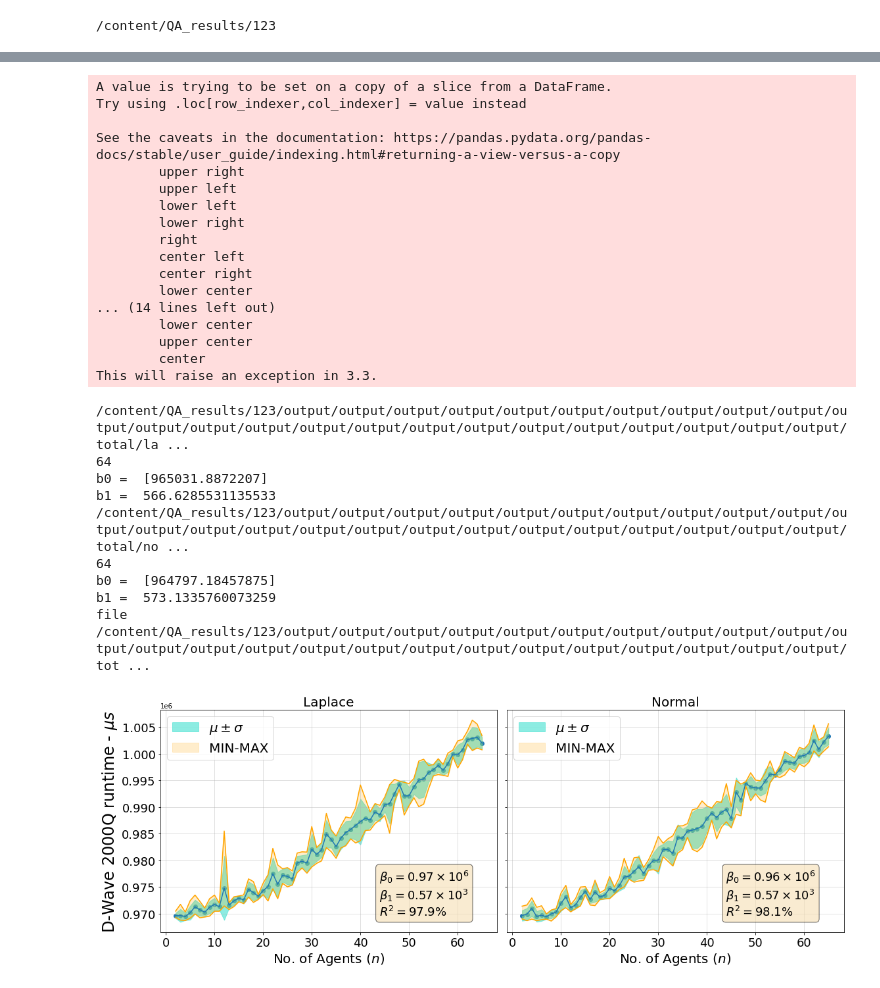
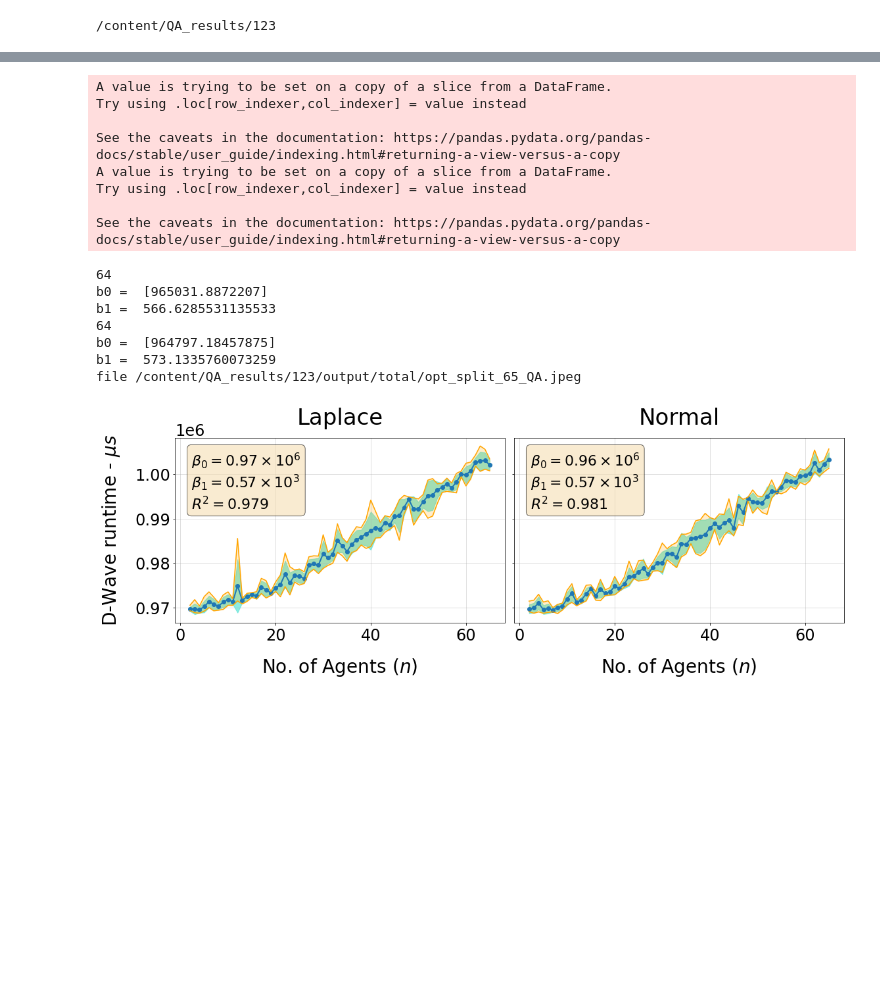
Before and after one commit to supreethmv/GCS-Q, a Jupyter notebook: plots.ipynb, the cells around one changed output, grey strips where cells are left out. Cells and saved outputs as stored; diff of their text form; code cells hidden in the pictures; blank space fills up the shorter version.

```diff
--- a/plots.ipynb
+++ b/plots.ipynb
@@ -291,0 +406,6 @@ Approximation of (Classical) GCS-Q
+# %%
+data = pd.concat([df["Distribution"] , df["No. of Agents"], df[('Dwave Annealer', 'Quality')]], axis = 1)
+data.columns = ["Distribution", "n", "Quality"]
+data.Quality = data.Quality.astype(float)
+data['Error'] = 1-data.Quality
+data.head()
@@ -829,7 +1019,7 @@ def plot_and_save(full_df, column, seed, path, rescaling = 10**6, font=16, figsi
 column= "total"
 path = os.path.join(path, "output")
 rescaling = 1
-font=16
+font=20
 
 
 mean = full_df.groupby(['distribution', 'n']).mean()[[column]]
@@ -858,8 +1048,8 @@ df["lower"] = df[column + '_mean'] - df[column + '_std']
 
 fig, ax = plt.subplots(1, 2, sharey=True, figsize=(16, 6))
 fig.set_tight_layout(True)
-ax[0].set_ylabel(r"D-Wave 2000Q runtime - $\mu s$", fontsize=font+8)
-
+ax[0].set_ylabel(r"D-Wave runtime - $\mu s$", fontsize=font+8, labelpad=20)
+ax[0].yaxis.get_offset_text().set_fontsize(font+4)
 i=0
 
 for distr in df.distribution.unique():
@@ -871,27 +1061,23 @@ for distr in df.distribution.unique():
 
     # plt.figure(figsize=(10,6))
 
-    ax[i].plot(data['n'], data[column + '_mean'])
-    ax[i].scatter(data['n'], data[column + '_mean'])
+    ax[i].plot(data['n'], data[column + '_mean'],linestyle='-', marker='o', linewidth=2.0, markeredgewidth=1)
+    #ax[i].scatter(data['n'], data[column + '_mean'])
 
     ax[i].fill_between(data['n'], data["lower"], data["upper"], color = 'turquoise',alpha = 0.6, edgecolor="b", label=r"$\mu \pm \sigma$")
     ax[i].fill_between(data['n'], data[column + "_min"], data[column + "_max"], color = 'orange',alpha = 0.2, edgecolor="b", label="MIN-MAX")
     ax[i].plot(data['n'], data[column + '_max'], color = 'orange')
     ax[i].plot(data['n'], data[column + '_min'], color = 'orange')
+    ax[i].set_xlabel("No. of Agents $(n)$", fontsize=font+8, labelpad=20)
 
-    ax[i].set_xlabel("No. of Agents $(n)$", fontsize=font+4)
+    ax[i].tick_params(axis='both', which='major', labelsize=font+4)
 
-    ax[i].tick_params(axis='both', which='major', labelsize=font+2)
-
-    ax[i].set_title(distr.capitalize(), fontsize=font+4) # + " - "  + column)
+    ax[i].set_title(distr.capitalize(), fontsize=font+14, pad=20) # + " - "  + column)
     ax[i].grid(alpha=.5)
-    ax[i].legend(fontsize=font+4, loc="top right")
     #ax[i].legend(fontsize=font-4, loc="upper left")
 
     variable_path = os.path.join(path, column)
     create_dir(variable_path)
-    file = os.path.join(variable_path, distr +".jpeg")
-    print(file)
 
 
     ## Linear Regression
@@ -906,51 +1092,47 @@ for distr in df.distribution.unique():
 
     regr = linear_model.LinearRegression()
     model = regr.fit(x,y)
 
     b1 = regr.coef_[0][0]
     b0 = regr.intercept_[0]
     regr.intercept_
     print("b0 = ",regr.intercept_)
     print("b1 = ",regr.coef_[0][0])
 
     textstr = '\n'.join((r'$\beta_0=%.2f \times 10^6$' % (b0/10**6, ),
                          r'$\beta_1=%.2f  \times 10^3$' % (b1/10**3, ),
-                         r'$R^2=%.1f$' % (skl.metrics.r2_score(y, regr.predict(x))*100, ) + '%'))
+                         r'$R^2=%.3f$' % (skl.metrics.r2_score(y, regr.predict(x)), )))
                          # ,r'$MAE=%.2f$' % (skl.metrics.mean_absolute_error(y, regr.predict(x)), ))
     props = dict(boxstyle='round', facecolor='wheat', alpha=0.6)
 
     # place a text box in upper left in axes coords
-    ax[i].text(0.65, 0.06, textstr, transform=ax[i].transAxes, fontsize=font+2,
+    ax[i].text(0.05, 0.6, textstr, transform=ax[i].transAxes, fontsize=font+2,
             verticalalignment='bottom', bbox=props)
     i+=1
-plt.savefig(file, dpi=500)
-print("file",file)
+
+#ax[i].legend(fontsize=font+4, loc="upper right")
+handles, labels = ax[0].get_legend_handles_labels()
+fig.legend(handles, labels, loc='upper right', fontsize=font+8, ncol=4, bbox_to_anchor=(.72, .01))
+
+file = os.path.join(variable_path, "opt_split_65_QA.jpeg")
+
+plt.savefig(file, dpi=300, bbox_inches = "tight")
+print("file", file)
 plt.show()
 # %% [output]
 A value is trying to be set on a copy of a slice from a DataFrame.
 Try using .loc[row_indexer,col_indexer] = value instead
 
 See the caveats in the documentation: https://pandas.pydata.org/pandas-docs/stable/user_guide/indexing.html#returning-a-view-versus-a-copy
-        upper right
-        upper left
-        lower left
-        lower right
-        right
-        center left
-        center right
-        lower center
-... (14 lines left out)
-        lower center
-        upper center
-        center
-This will raise an exception in 3.3.
+A value is trying to be set on a copy of a slice from a DataFrame.
+Try using .loc[row_indexer,col_indexer] = value instead
+
+See the caveats in the documentation: https://pandas.pydata.org/pandas-docs/stable/user_guide/indexing.html#returning-a-view-versus-a-copy
-/content/QA_results/123/output/output/output/output/output/output/output/output/output/output/output/output/output/output/output/output/output/output/output/output/output/output/output/output/total/la ...
 64
 b0 =  [965031.8872207]
 b1 =  566.6285531135533
-/content/QA_results/123/output/output/output/output/output/output/output/output/output/output/output/output/output/output/output/output/output/output/output/output/output/output/output/output/total/no ...
 64
 b0 =  [964797.18457875]
 b1 =  573.1335760073259
-file /content/QA_results/123/output/output/output/output/output/output/output/output/output/output/output/output/output/output/output/output/output/output/output/output/output/output/output/output/tot ...
+file /content/QA_results/123/output/total/opt_split_65_QA.jpeg
-[figure, old version]
+[figure, new version]
```
Also changed, not shown: parts of 15 cells of this notebook.
